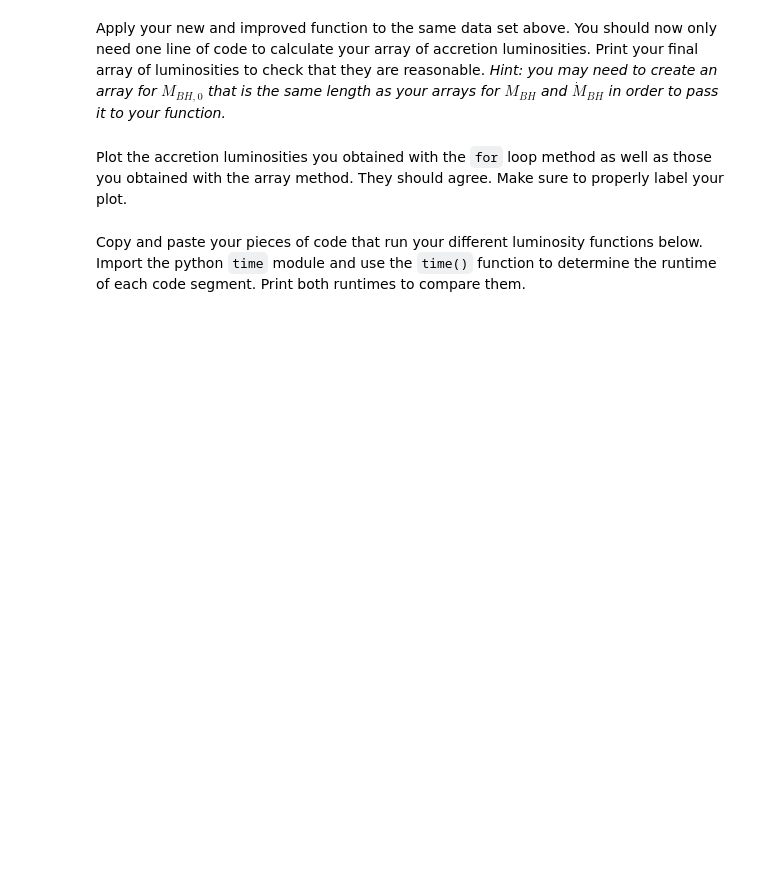
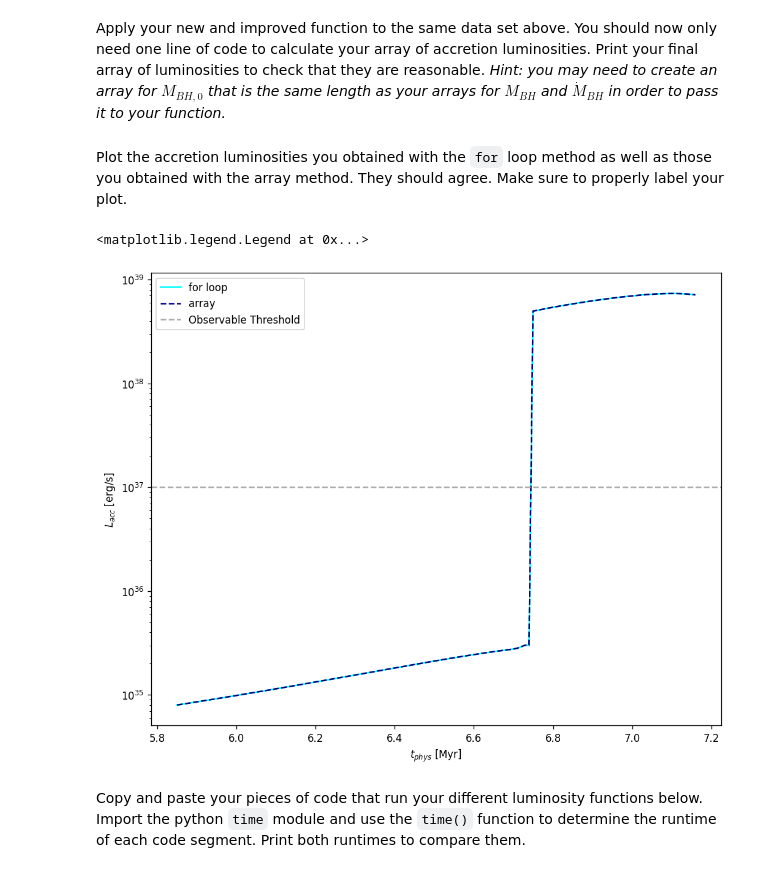
Before and after one commit to CIERA-Northwestern/REACHpy, a Jupyter notebook: Projects/AccretingBlackHoles/AccretingBlackHoles.ipynb, the cells around one changed output. Drawn from its saved outputs; the diff is of its cells as text; code cells hidden in the pictures; blank space fills up the shorter version.

````diff
--- a/Projects/AccretingBlackHoles/AccretingBlackHoles.ipynb
+++ b/Projects/AccretingBlackHoles/AccretingBlackHoles.ipynb
@@ -300,16 +568,35 @@ def calc_Lacc_np(Mbh,Mbh0,Mdotbh):
 # %%
 # code your improved function here
-#...
+def calc_Lacc_np(Mbh, Mbh0, Mdotbh):
+    eta = np.where(Mbh > np.sqrt(6)*Mbh0, 0.42, calc_eta(Mbh, Mbh0))
+    #np.where(condition, what it does if true, what it does if false)
+
+    Mdotacc = Mdotbh/(1-eta)
+    Lacc = 0.8*eta * Mdotacc * c**2
+
+    return Lacc
 # %% [markdown]
 Apply your new and improved function to the same data set above. You should now only need one line of code to calculate your array of accretion luminosities. Print your final array of luminosities to check that they are reasonable. *Hint: you may need to create an array for $M_{BH,0}$ that is the same length as your arrays for $M_{BH}$ and $\dot M_{BH}$ in order to pass it to your function.*
 # %%
-# code here
-#...
+Mbh = df1['mass_2'] * Msun
+Mbh0 = df1['mass0_2'] * Msun
+Mdotbh = df1['deltam_2'] * Msun/yr_to_s
+result_Lacc_np = calc_Lacc_np(Mbh,Mbh0,Mdotbh)
 # %% [markdown]
 Plot the accretion luminosities you obtained with the ```for``` loop method as well as those you obtained with the array method. They should agree. Make sure to properly label your plot.
 # %%
-# code here
-# ...
+plt.figure(figsize=(10,8), dpi=120)
+plt.plot(df1['tphys'], df1['Lacc_erg_s'], color='cyan', label='for loop')
+plt.plot(df1['tphys'], result_Lacc_np, linestyle='--', color = 'navy', label='array')
+plt.axhline(1e37, linestyle='--', color='darkgray', label = 'Observable Threshold')
+
+plt.xlabel('$t_{phys}$ [Myr]')
+plt.ylabel('$L_{acc}$ [erg/s]')
+plt.yscale('log')
+plt.legend()
+# %% [output]
+<matplotlib.legend.Legend at 0x...>
+[figure, added]
 # %% [markdown]
 Copy and paste your pieces of code that run your different luminosity functions below. Import the python ```time``` module and use the ```time()``` function to determine the runtime of each code segment. Print both runtimes to compare them.
 # %%
````
Also changed, not shown: parts of 40 cells of this notebook.
